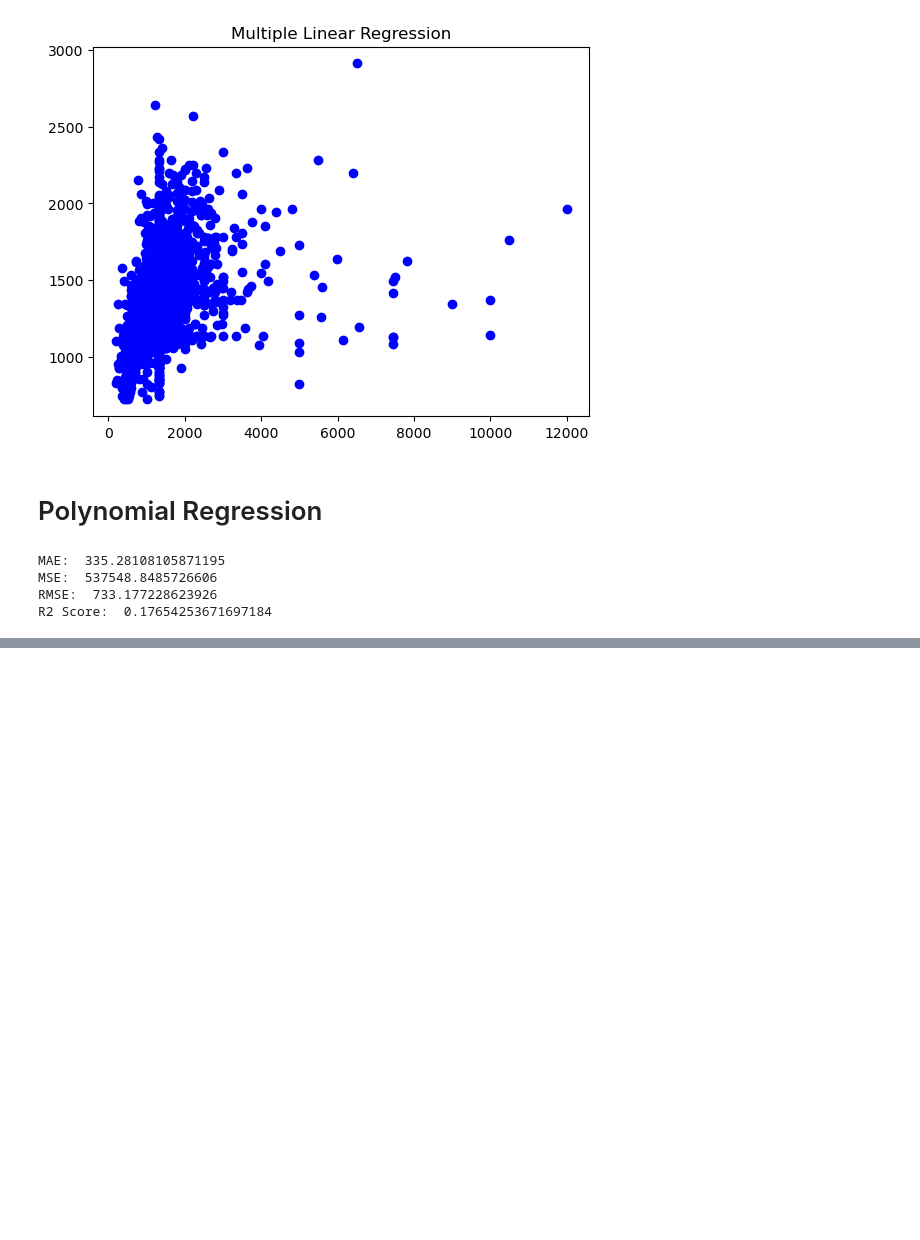
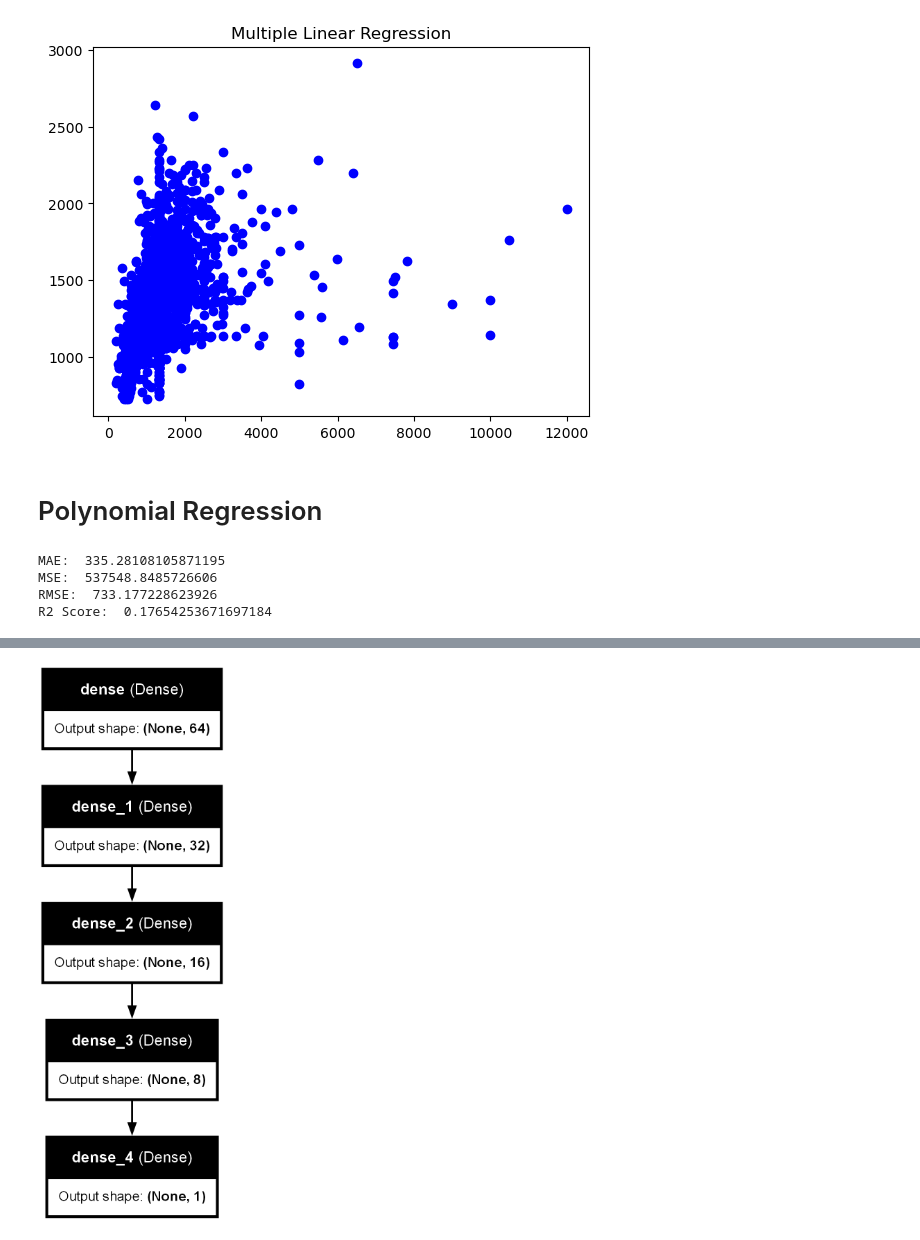
Before and after one commit to JuliusLansner/BI-Exam-Project, a Jupyter notebook: AirRegression.ipynb, the cells around one changed output, grey strips where cells are left out. Saved outputs shown, nothing was run; the diff lists cells and outputs as text; code cells hidden in the pictures; blank space fills up the shorter version.

```diff
--- a/AirRegression.ipynb
+++ b/AirRegression.ipynb
@@ -273,0 +375,8 @@ R2 Score:  0.17654253671697184
+# %%
+import streamlit as st
+from keras.utils import plot_model
+
+# Plot the model
+plot_model(model, to_file='model.png', show_shapes=True, show_layer_names=True)
+# %% [output]
+[figure, added]
```
Also changed, not shown: parts of 6 cells of this notebook, 3 other files.
